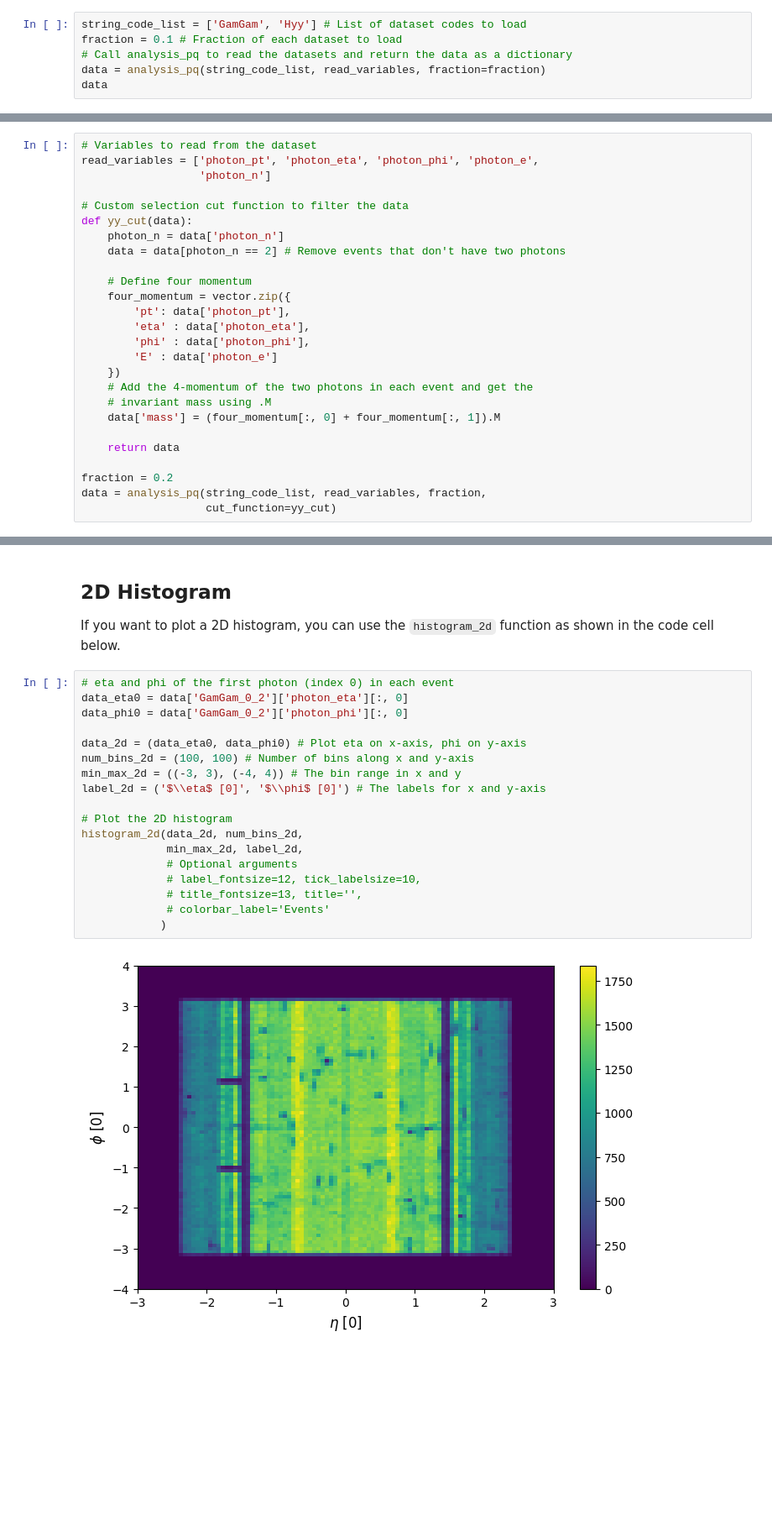
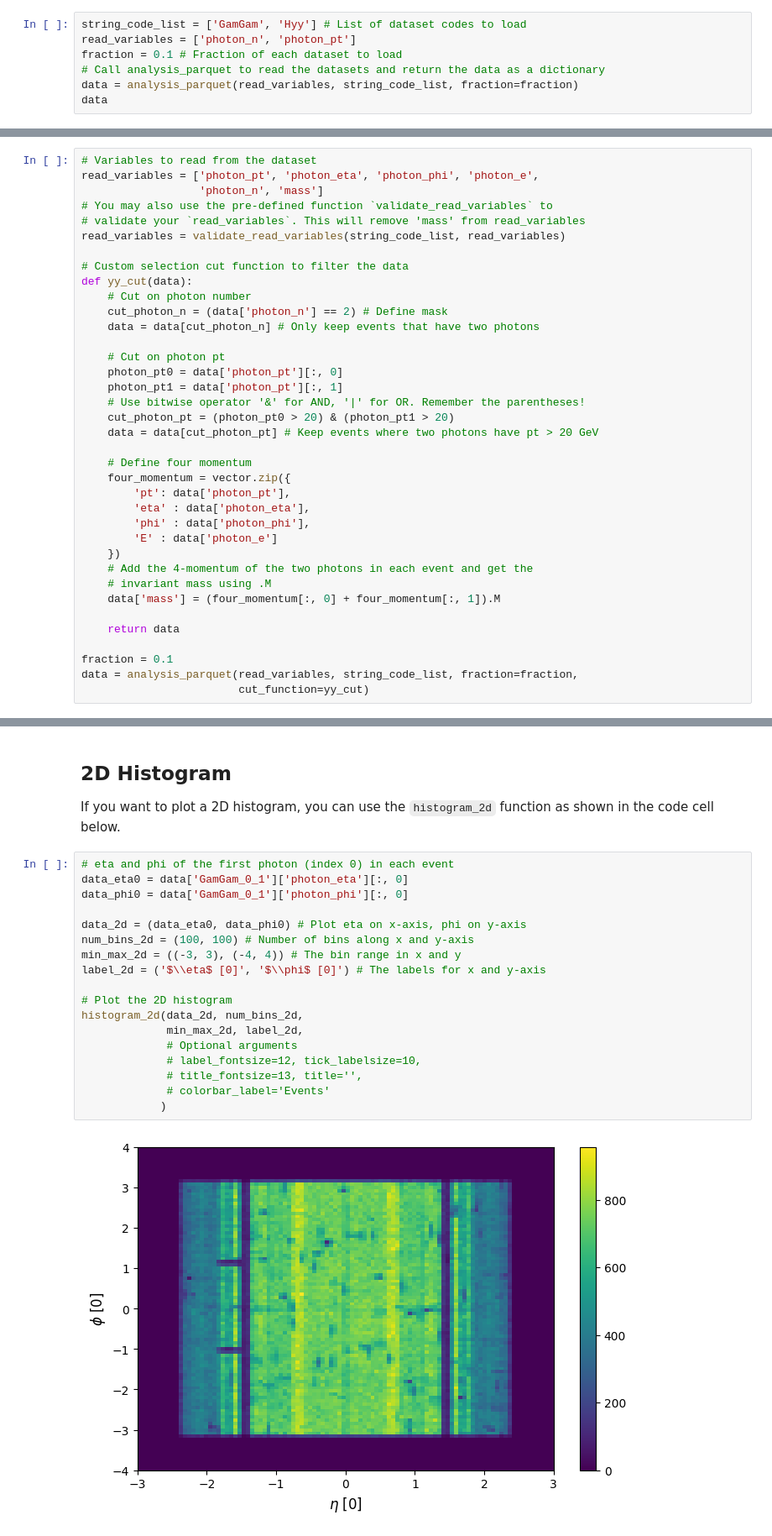
Before and after one commit to eudorayxy/intern-atlas-test, a Jupyter notebook: ATLAS-test/HyyLabNotebook.ipynb, the cells around one changed output, grey strips where cells are left out. Shown: that part at 84% size. Drawn from its saved outputs; the diff is of its cells as text; blank space fills up the shorter version.

Commit message:
Updated notebooks and combined analysis_pq with read_parquet

```diff
--- a/ATLAS-test/HyyLabNotebook.ipynb
+++ b/ATLAS-test/HyyLabNotebook.ipynb
@@ -120,7 +140,8 @@ The `analysis_pq` function reads datasets specified by the `string_code_list` in
 # %%
 string_code_list = ['GamGam', 'Hyy'] # List of dataset codes to load
+read_variables = ['photon_n', 'photon_pt']
 fraction = 0.1 # Fraction of each dataset to load
-# Call analysis_pq to read the datasets and return the data as a dictionary
-data = analysis_pq(string_code_list, read_variables, fraction=fraction)
+# Call analysis_parquet to read the datasets and return the data as a dictionary
+data = analysis_parquet(read_variables, string_code_list, fraction=fraction)
 data
 # %% [output]
@@ -174,12 +199,23 @@ The example below selects events with exactly two final-state photons. It then c
 # %%
 # Variables to read from the dataset
 read_variables = ['photon_pt', 'photon_eta', 'photon_phi', 'photon_e',
-                  'photon_n']
+                  'photon_n', 'mass']
+# You may also use the pre-defined function `validate_read_variables` to
+# validate your `read_variables`. This will remove 'mass' from read_variables
+read_variables = validate_read_variables(string_code_list, read_variables)
 
 # Custom selection cut function to filter the data
 def yy_cut(data):
-    photon_n = data['photon_n']
-    data = data[photon_n == 2] # Remove events that don't have two photons
+    # Cut on photon number
+    cut_photon_n = (data['photon_n'] == 2) # Define mask
+    data = data[cut_photon_n] # Only keep events that have two photons
+
+    # Cut on photon pt
+    photon_pt0 = data['photon_pt'][:, 0]
+    photon_pt1 = data['photon_pt'][:, 1]
+    # Use bitwise operator '&' for AND, '|' for OR. Remember the parentheses!
+    cut_photon_pt = (photon_pt0 > 20) & (photon_pt1 > 20)
+    data = data[cut_photon_pt] # Keep events where two photons have pt > 20 GeV
 
     # Define four momentum
     four_momentum = vector.zip({
@@ -194,7 +230,7 @@ def yy_cut(data):
 
     return data
 
-fraction = 0.2
-data = analysis_pq(string_code_list, read_variables, fraction,
-                   cut_function=yy_cut)
+fraction = 0.1
+data = analysis_parquet(read_variables, string_code_list, fraction=fraction,
+                        cut_function=yy_cut)
 # %% [output]
@@ -432,24 +505,24 @@ Elapsed time = 4.5s
 If you want to plot a 2D histogram, you can use the `histogram_2d` function as shown in the code cell below.
 # %%
 # eta and phi of the first photon (index 0) in each event
-data_eta0 = data['GamGam_0_2']['photon_eta'][:, 0]
-data_phi0 = data['GamGam_0_2']['photon_phi'][:, 0]
+data_eta0 = data['GamGam_0_1']['photon_eta'][:, 0]
+data_phi0 = data['GamGam_0_1']['photon_phi'][:, 0]
 
 data_2d = (data_eta0, data_phi0) # Plot eta on x-axis, phi on y-axis
 num_bins_2d = (100, 100) # Number of bins along x and y-axis
 min_max_2d = ((-3, 3), (-4, 4)) # The bin range in x and y
 label_2d = ('$\\eta$ [0]', '$\\phi$ [0]') # The labels for x and y-axis
 
 # Plot the 2D histogram
 histogram_2d(data_2d, num_bins_2d,
              min_max_2d, label_2d,
              # Optional arguments
              # label_fontsize=12, tick_labelsize=10,
              # title_fontsize=13, title='',
              # colorbar_label='Events'
             )
 # %% [output]
-[figure, old version]
+[figure, new version]
 (<Figure size 800x500 with 2 Axes>,
  Hist(
    Regular(100, -3, 3, underflow=False, overflow=False, name='$\\eta$ [0]'),
```
Also changed, not shown: parts of 32 cells of this notebook, 13 other files.
